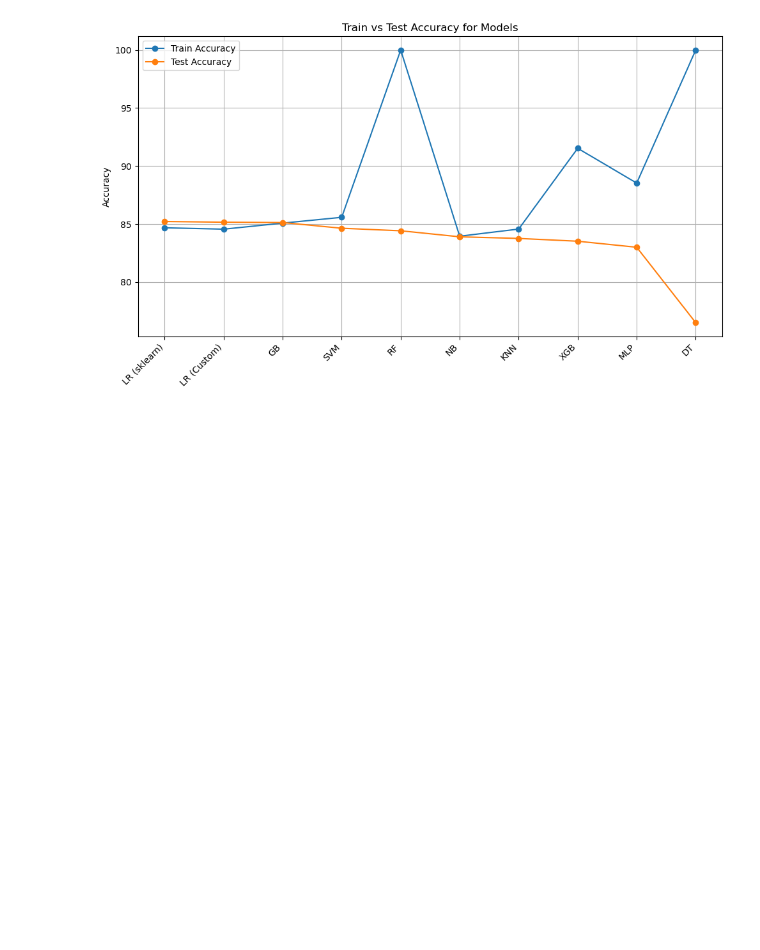
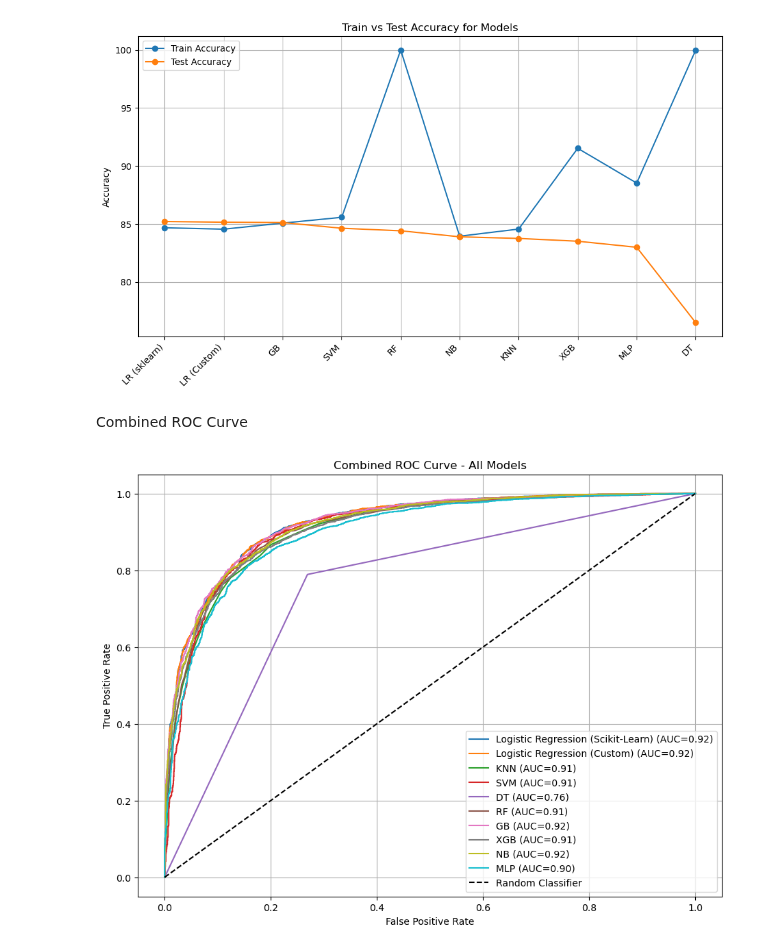
Before and after one commit to Siddharth-Saravanan/Student_Depression_Analysis_and_Prediction_using_Machine_Learning, a Jupyter notebook: notebooks/student_depression_prediction.ipynb, the cells around one changed output. Cells and saved outputs as stored; diff of their text form; code cells hidden in the pictures; blank space fills up the shorter version.

Commit message:
Results and Conclusion: Added Combined ROC Curve Plot

```diff
--- a/notebooks/student_depression_prediction.ipynb
+++ b/notebooks/student_depression_prediction.ipynb
@@ -2440,3 +2440,19 @@ plt.tight_layout()
 plt.show()
 # %% [output]
 [figure]
+# %% [markdown]
+Combined ROC Curve
+# %%
+plt.figure(figsize=(11,8))
+for model, (fpr, tpr, auc) in roc_data.items():
+    plt.plot(fpr, tpr, label=f'{model} (AUC={auc:.2f})')
+
+plt.plot([0,1],[0,1],'k--', label='Random Classifier')
+plt.xlabel('False Positive Rate')
+plt.ylabel('True Positive Rate')
+plt.title('Combined ROC Curve - All Models')
+plt.legend(loc='lower right')
+plt.grid(True)
+plt.show()
+# %% [output]
+[figure, added]
```
